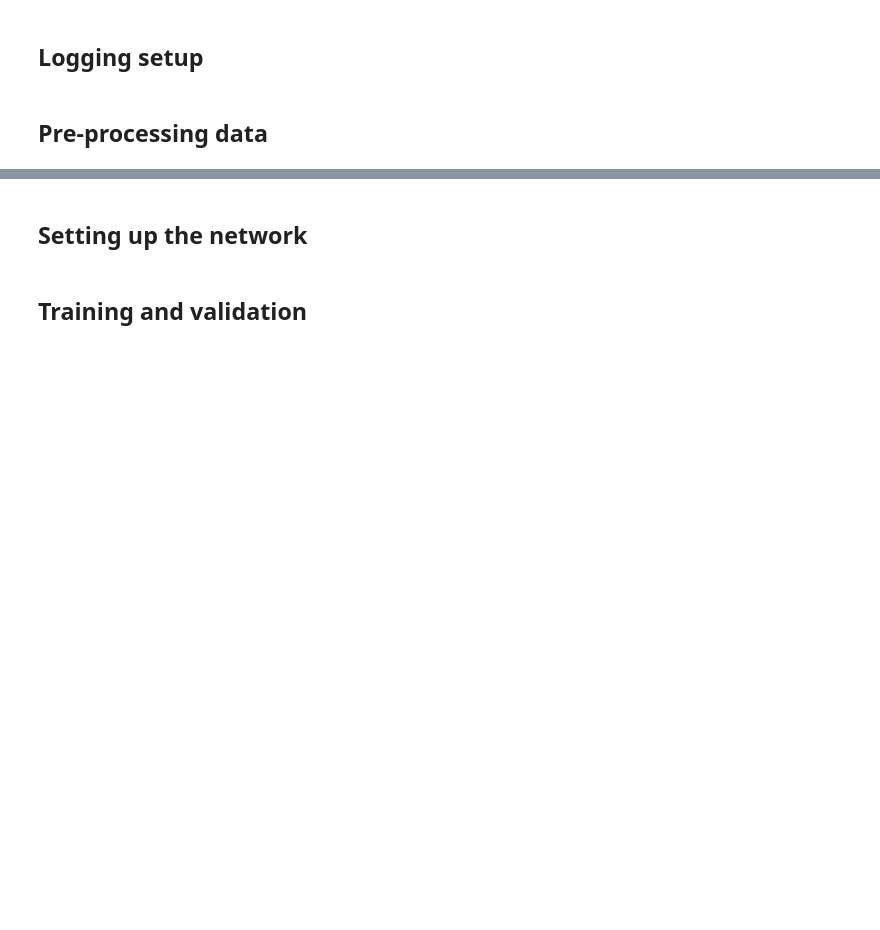
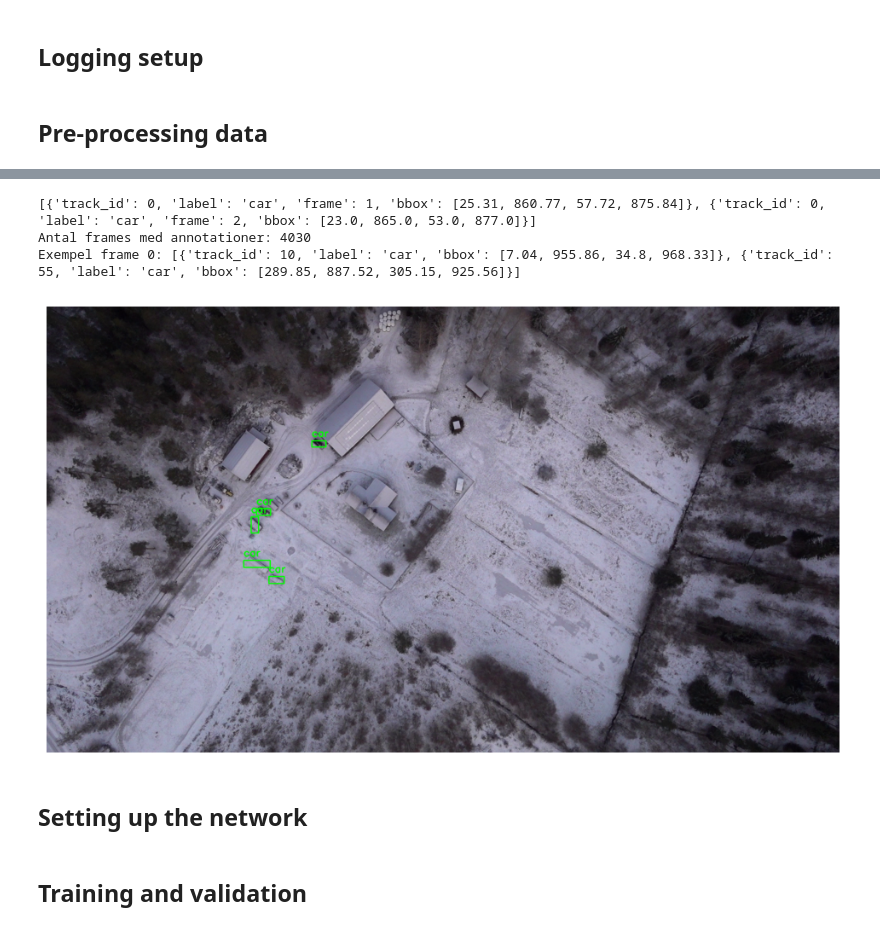
Before and after one commit to Davalav/Project-Car-Detection-In-Snow, a Jupyter notebook: main.ipynb, the cells around one changed output, grey strips where cells are left out. Cells and saved outputs as stored; diff of their text form; code cells hidden in the pictures; blank space fills up the shorter version.

```diff
--- a/main.ipynb
+++ b/main.ipynb
@@ -61,3 +72,83 @@ Saved 8028 at the location frames/2022-12-04 Bjenberg 02
+# %%
+# ----------------------------------- Add Boxes to the Frames -----------------------------------
+
+xml_path = "Train/2022-12-04 Bjenberg 02/2022-12-04 Bjenberg 02.xml"
+
+tree = ET.parse(xml_path)
+root = tree.getroot()
+
+annotations = []
+
+for track in root.findall("track"):
+    track_id = int(track.attrib["id"])
+    label = track.attrib["label"]
+
+    for box in track.findall("box"):
+        frame = int(box.attrib["frame"])
+        xtl = float(box.attrib["xtl"])
+        ytl = float(box.attrib["ytl"])
+        xbr = float(box.attrib["xbr"])
+        ybr = float(box.attrib["ybr"])
+
+        annotations.append({
+            "track_id": track_id,
+            "label": label,
+            "frame": frame,
+            "bbox": [xtl, ytl, xbr, ybr]
+        })
+
+print(annotations[:2])
+
+frame_annotations = defaultdict(list)
+
+for ann in annotations:
+    frame_annotations[ann["frame"]].append({
+        "track_id": ann["track_id"],
+        "label": ann["label"],
+        "bbox": ann["bbox"]
+    })
+
+print("Antal frames med annotationer:", len(frame_annotations))
+print("Exempel frame 0:", frame_annotations[0])
+
+# ----------------------------------- Visualization if code = correct -----------------------------------
+
+video_path = "Train/2022-12-04 Bjenberg 02/2022-12-04 Bjenberg 02.MP4"
+target_frame = 200
+
+cap = cv2.VideoCapture(video_path)
+cap.set(cv2.CAP_PROP_POS_FRAMES, target_frame) # Start from index values target_frame
+ret, frame = cap.read()
+cap.release() # We only read one file, therefore we close this very quickly
+
+
+if not ret:
+    raise ValueError
+
+for ann in frame_annotations[target_frame]: # all frames with annotations
+    x1, y1, x2, y2 = map(int, ann["bbox"]) # Get box-coordinates
+    cv2.rectangle(frame, (x1, y1), (x2, y2), (0, 255, 0), 2)
+    cv2.putText( # write Car over box
+        frame,
+        ann["label"],
+        (x1, max(20, y1 - 10)),
+        cv2.FONT_HERSHEY_SIMPLEX,
+        0.8,
+        (0, 255, 0), # Green Colour
+        2
+    )
+
+frame_rgb = cv2.cvtColor(frame, cv2.COLOR_BGR2RGB)
+
+plt.figure(figsize=(12, 8))
+plt.imshow(frame_rgb)
+plt.axis("off")
+plt.show()
+# %% [output]
+[{'track_id': 0, 'label': 'car', 'frame': 1, 'bbox': [25.31, 860.77, 57.72, 875.84]}, {'track_id': 0, 'label': 'car', 'frame': 2, 'bbox': [23.0, 865.0, 53.0, 877.0]}]
+Antal frames med annotationer: 4030
+Exempel frame 0: [{'track_id': 10, 'label': 'car', 'bbox': [7.04, 955.86, 34.8, 968.33]}, {'track_id': 55, 'label': 'car', 'bbox': [289.85, 887.52, 305.15, 925.56]}]
+[figure, added]
 # %% [markdown]
 ## Setting up the network
 # %%
```
Also changed, not shown: parts of 2 cells of this notebook.
